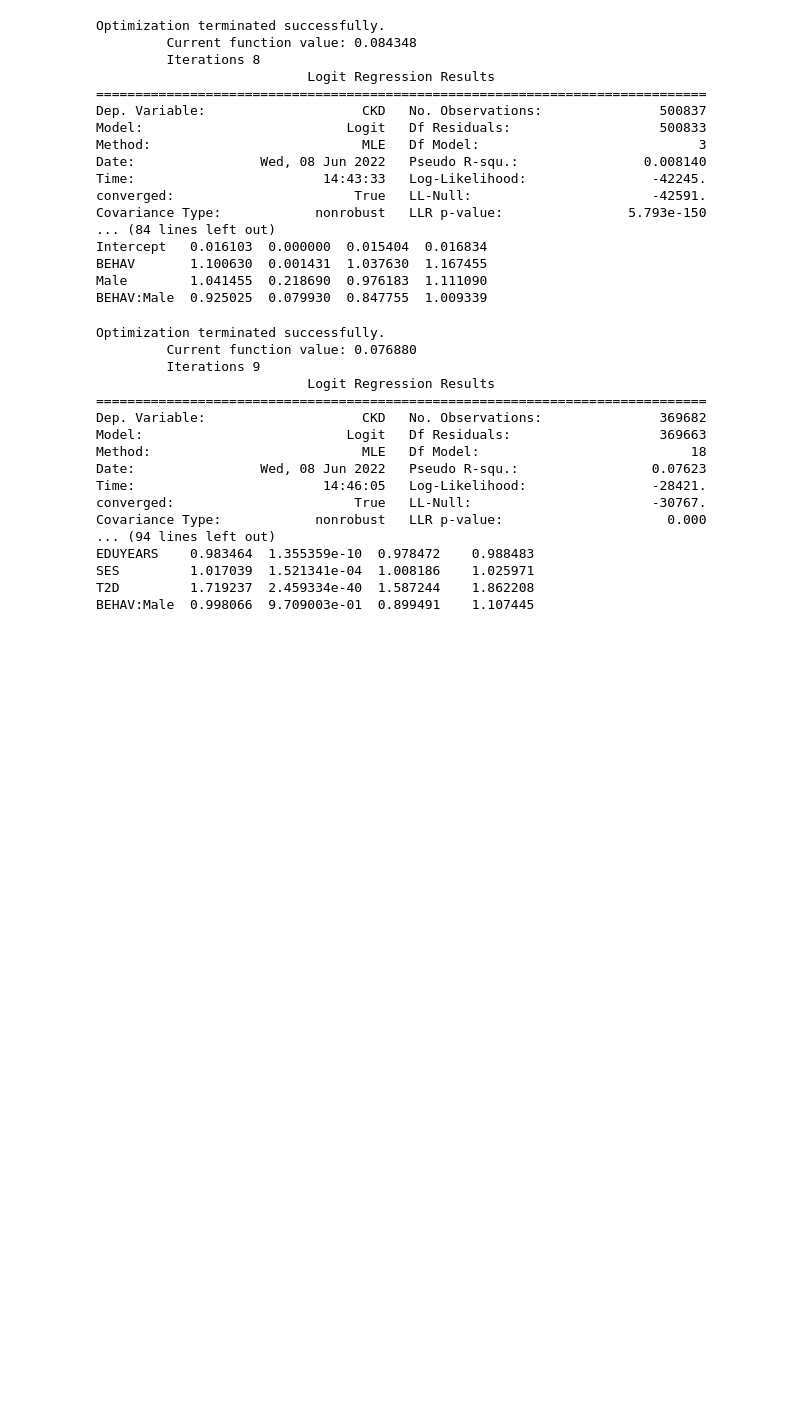
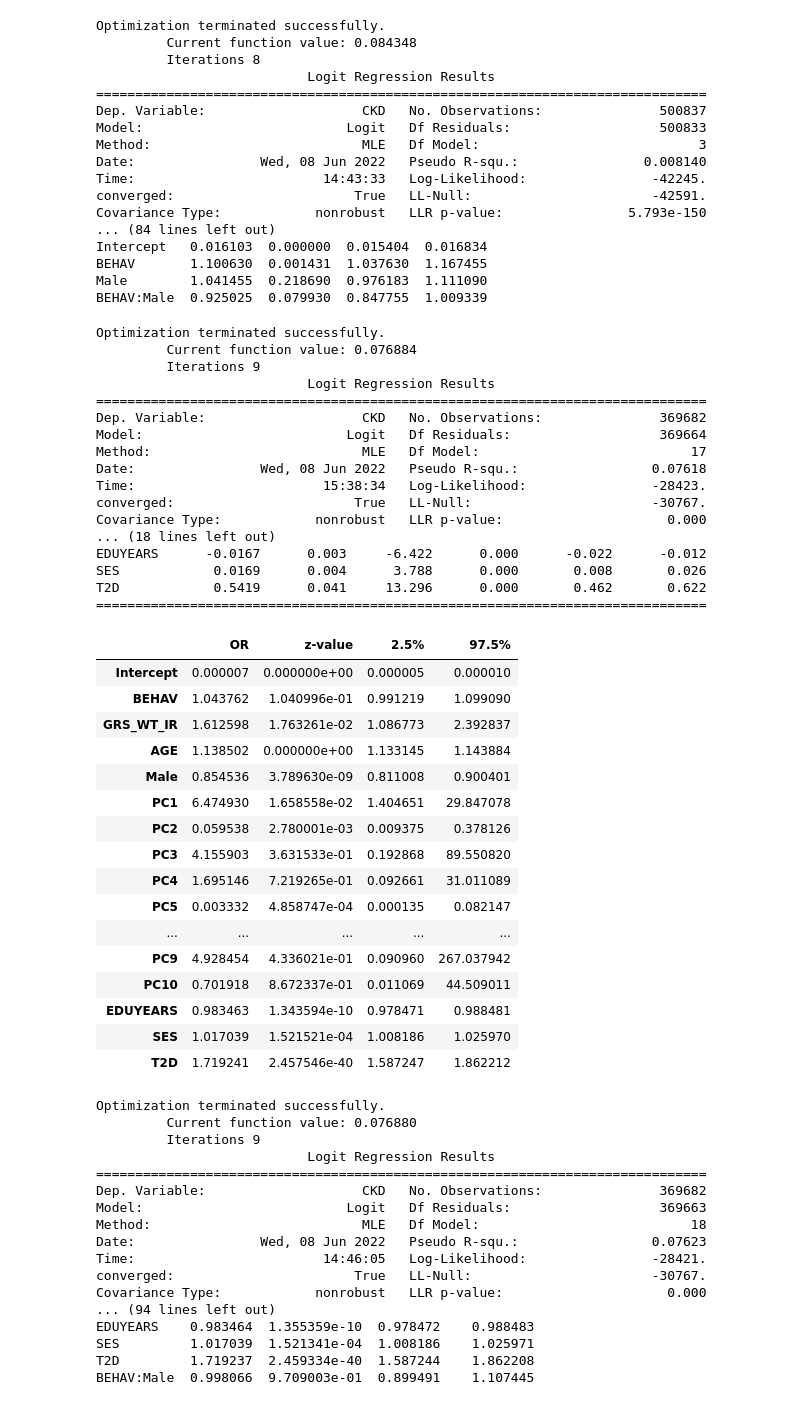
Before and after one commit to agarduno93/BehavioralClusters, a Jupyter notebook: ClusterProfiles_06June22.ipynb, the cells around one changed output. Saved outputs shown, nothing was run; the diff lists cells and outputs as text; code cells hidden in the pictures; blank space fills up the shorter version.

```diff
--- a/ClusterProfiles_06June22.ipynb
+++ b/ClusterProfiles_06June22.ipynb
@@ -504,6 +504,46 @@ Intercept   0.016103  0.000000  0.015404  0.016834
 BEHAV       1.100630  0.001431  1.037630  1.167455
 Male        1.041455  0.218690  0.976183  1.111090
 BEHAV:Male  0.925025  0.079930  0.847755  1.009339
+# %%
+model = logit("CKD" "~" "BEHAV+GRS_WT_IR + AGE + Male + PC1 + PC2 + PC3 + PC4 + PC5 + PC6 + PC7 + PC8 + PC9 + PC10 + EDUYEARS + SES + T2D", data=df4)
+results = model.fit()
+print(results.summary())
+oddsratio(results)
+# %% [output]
+Optimization terminated successfully.
+         Current function value: 0.076884
+         Iterations 9
+                           Logit Regression Results
+==============================================================================
+Dep. Variable:                    CKD   No. Observations:               369682
+Model:                          Logit   Df Residuals:                   369664
+Method:                           MLE   Df Model:                           17
+Date:                Wed, 08 Jun 2022   Pseudo R-squ.:                 0.07618
+Time:                        15:38:34   Log-Likelihood:                -28423.
+converged:                       True   LL-Null:                       -30767.
+Covariance Type:            nonrobust   LLR p-value:                     0.000
+... (18 lines left out)
+EDUYEARS      -0.0167      0.003     -6.422      0.000      -0.022      -0.012
+SES            0.0169      0.004      3.788      0.000       0.008       0.026
+T2D            0.5419      0.041     13.296      0.000       0.462       0.622
+==============================================================================
+|  | OR | z-value | 2.5% | 97.5% |
+| Intercept | 0.000007 | 0.000000e+00 | 0.000005 | 0.000010 |
+| BEHAV | 1.043762 | 1.040996e-01 | 0.991219 | 1.099090 |
+| GRS_WT_IR | 1.612598 | 1.763261e-02 | 1.086773 | 2.392837 |
+| AGE | 1.138502 | 0.000000e+00 | 1.133145 | 1.143884 |
+| Male | 0.854536 | 3.789630e-09 | 0.811008 | 0.900401 |
+| PC1 | 6.474930 | 1.658558e-02 | 1.404651 | 29.847078 |
+| PC2 | 0.059538 | 2.780001e-03 | 0.009375 | 0.378126 |
+| PC3 | 4.155903 | 3.631533e-01 | 0.192868 | 89.550820 |
+| PC4 | 1.695146 | 7.219265e-01 | 0.092661 | 31.011089 |
+| PC5 | 0.003332 | 4.858747e-04 | 0.000135 | 0.082147 |
+| ... | ... | ... | ... | ... |
+| PC9 | 4.928454 | 4.336021e-01 | 0.090960 | 267.037942 |
+| PC10 | 0.701918 | 8.672337e-01 | 0.011069 | 44.509011 |
+| EDUYEARS | 0.983463 | 1.343594e-10 | 0.978471 | 0.988481 |
+| SES | 1.017039 | 1.521521e-04 | 1.008186 | 1.025970 |
+| T2D | 1.719241 | 2.457546e-40 | 1.587247 | 1.862212 |
 # %%
 for i in ["GRS_WT_IR","Male"]:
     model = logit("CKD" "~" "BEHAV+GRS_WT_IR + AGE + Male + PC1 + PC2 + PC3 + PC4 + PC5 + PC6 + PC7 + PC8 + PC9 + PC10 + EDUYEARS + SES + T2D + BEHAV*" + i, data=df4)
```
